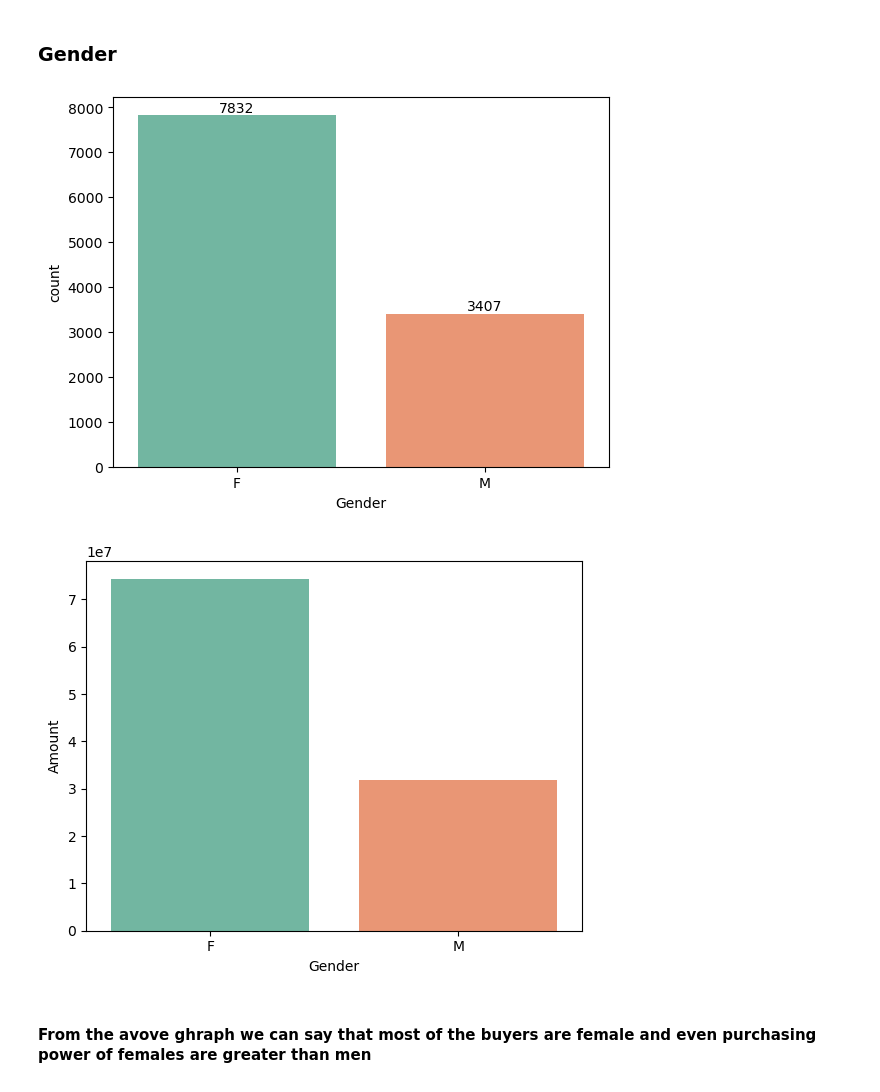
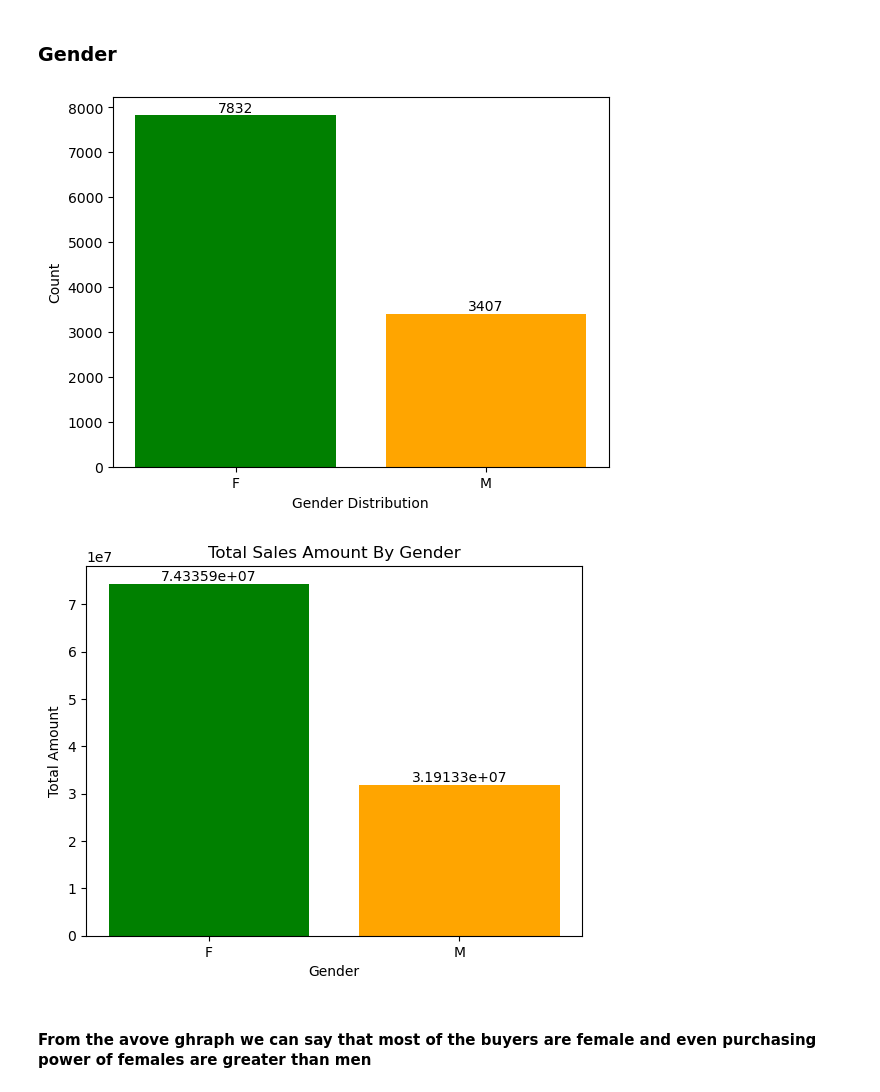
Before and after one commit to sharmilajat/Data-Analysis-Python, a Jupyter notebook: Python_sales_project.ipynb, the cells around one changed output. Saved outputs shown, nothing was run; the diff lists cells and outputs as text; code cells hidden in the pictures.

```diff
--- a/Python_sales_project.ipynb
+++ b/Python_sales_project.ipynb
@@ -113,18 +113,40 @@ df[['Orders','Amount']].describe()
 # %% [markdown]
 ### Gender
 # %%
-ax = sns.countplot(x = 'Gender' , data = df ,hue='Gender', palette='Set2')
-for bars in ax.containers:
-    ax.bar_label(bars)
+gender_count=df['Gender'].value_counts()
+fig,ax= plt.subplots()
+colors= ['green','orange']
+bars = ax.bar(
+    gender_count.index,
+    gender_count.values, color=colors
+)
+ax.bar_label(bars)
+
+ax.set_xlabel('Gender')
+ax.set_ylabel('Count')
+ax.set_xlabel('Gender Distribution')
+
 plt.show()
 # %% [output]
-[figure, old version]
+[figure, new version]
 # %%
-sales_gen = df.groupby(['Gender'],as_index= False)['Amount'].sum().sort_values(by= 'Amount' ,ascending= False)
-sns.barplot(x = 'Gender', y= 'Amount', data= sales_gen, hue='Gender',palette='Set2')
+sales_gen= (df.groupby(['Gender'], as_index = False)['Amount'].sum().sort_values(by = 'Amount', ascending = False))
+fig,ax = plt.subplots()
+colors= ['green','orange']
+bars = ax.bar(
+    sales_gen['Gender'],
+    sales_gen['Amount'],color=colors
+)
+
+ax.bar_label(bars)
+
+ax.set_xlabel('Gender')
+ax.set_ylabel('Total Amount')
+ax.set_title('Total Sales Amount By Gender')
+
 plt.show()
 # %% [output]
-[figure, old version]
+[figure, new version]
 # %% [markdown]
 #### From the avove ghraph we can say that most of the buyers are female and even purchasing power of females are greater than men
 # %% [markdown]
```
Also changed, not shown: parts of 1 cell of this notebook.
